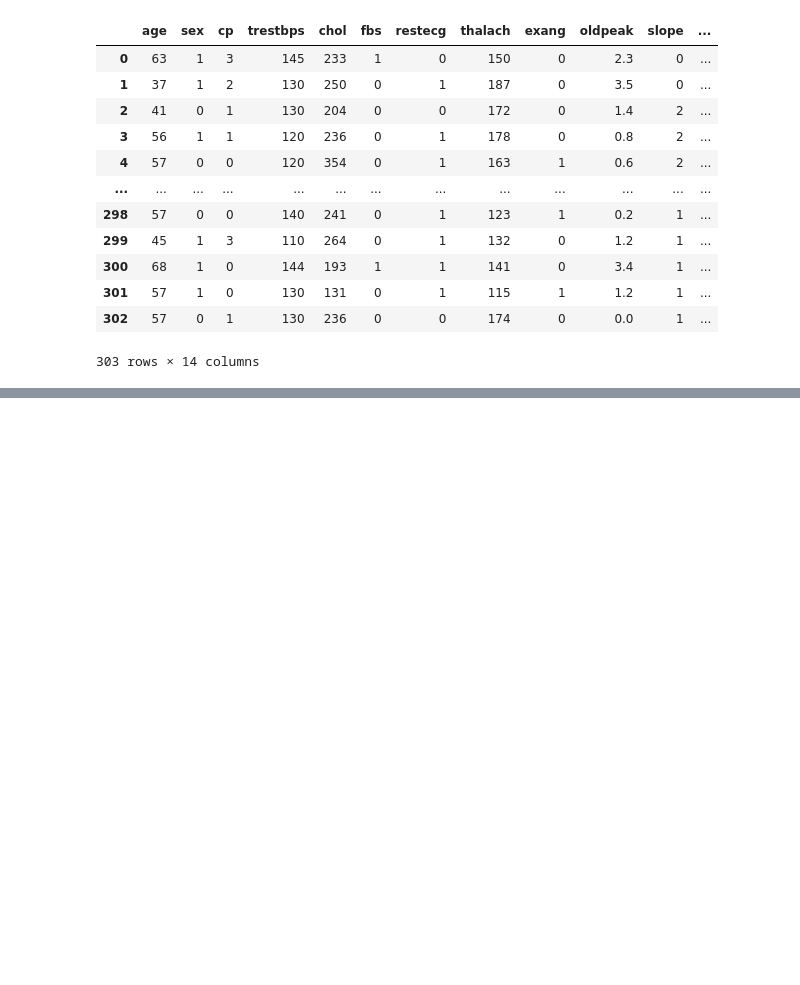
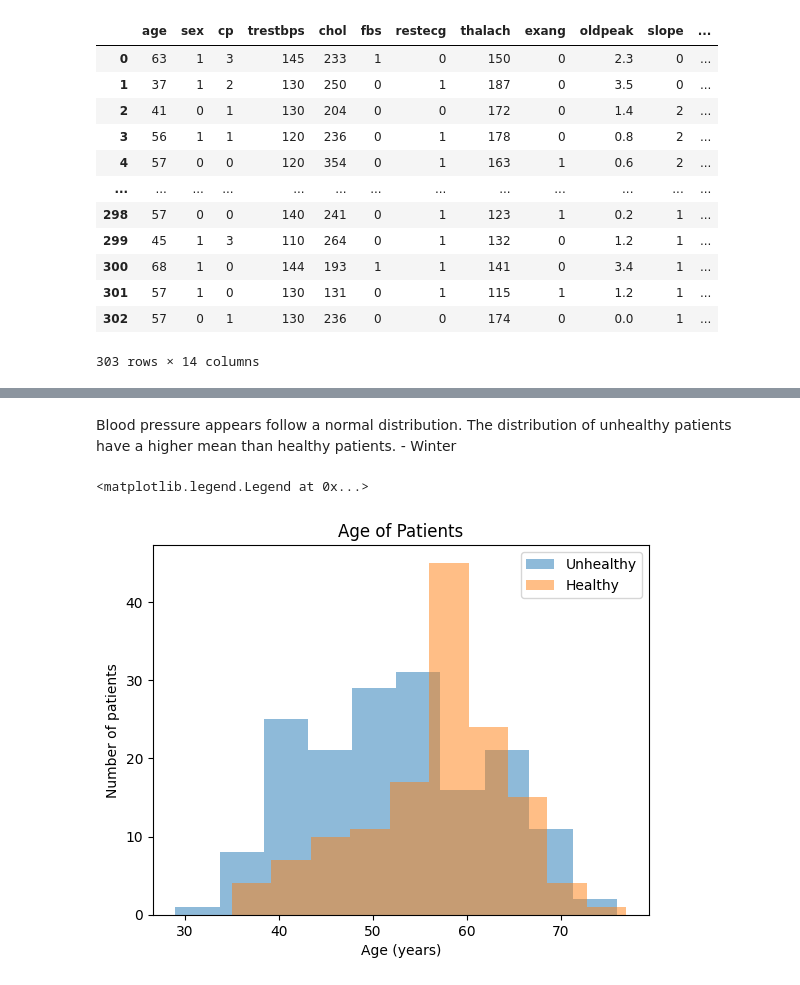
Before and after one commit to Valentin-Iva/Team-2-Project, a Jupyter notebook: team_2_project.ipynb, the cells around one changed output, grey strips where cells are left out. Cells and saved outputs as stored; diff of their text form; code cells hidden in the pictures; blank space fills up the shorter version.

```diff
--- a/team_2_project.ipynb
+++ b/team_2_project.ipynb
@@ -69,0 +230,25 @@ dtype: int64
+# %% [markdown]
+Blood pressure appears follow a normal distribution. The distribution of unhealthy patients have a higher mean than healthy patients. - Winter
+# %%
+import pandas as pd
+import numpy as np
+import matplotlib.pyplot as plt
+import seaborn as sns
+import plotly.offline as py
+
+# Create two dataframes to compare
+diseaseDF = pd.read_csv("cleanedData.csv")
+diseaseDF = diseaseDF[diseaseDF.target == 1]
+
+healthyDF = pd.read_csv("cleanedData.csv")
+healthyDF = healthyDF[healthyDF.target == 0]
+
+diseaseDF["age"].plot.hist(alpha=0.5)
+plt.title("Age of Patients")
+healthyDF["age"].plot.hist(alpha=0.5)
+plt.xlabel("Age (years)")
+plt.ylabel("Number of patients")
+plt.legend(["Unhealthy","Healthy"])
+# %% [output]
+<matplotlib.legend.Legend at 0x...>
+[figure, added]
```
Also changed, not shown: parts of 26 cells of this notebook.
